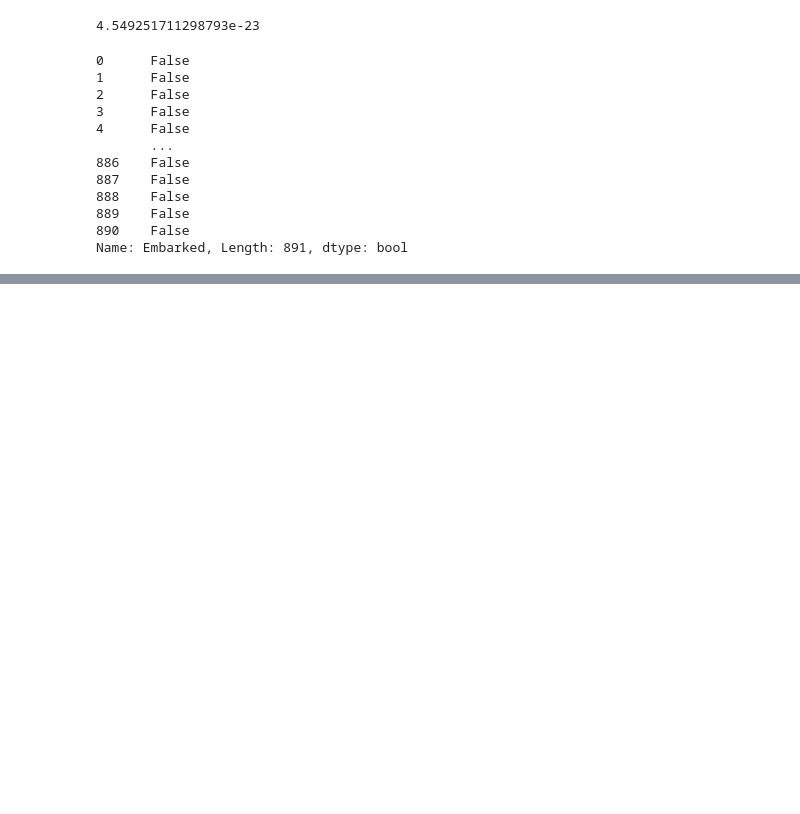
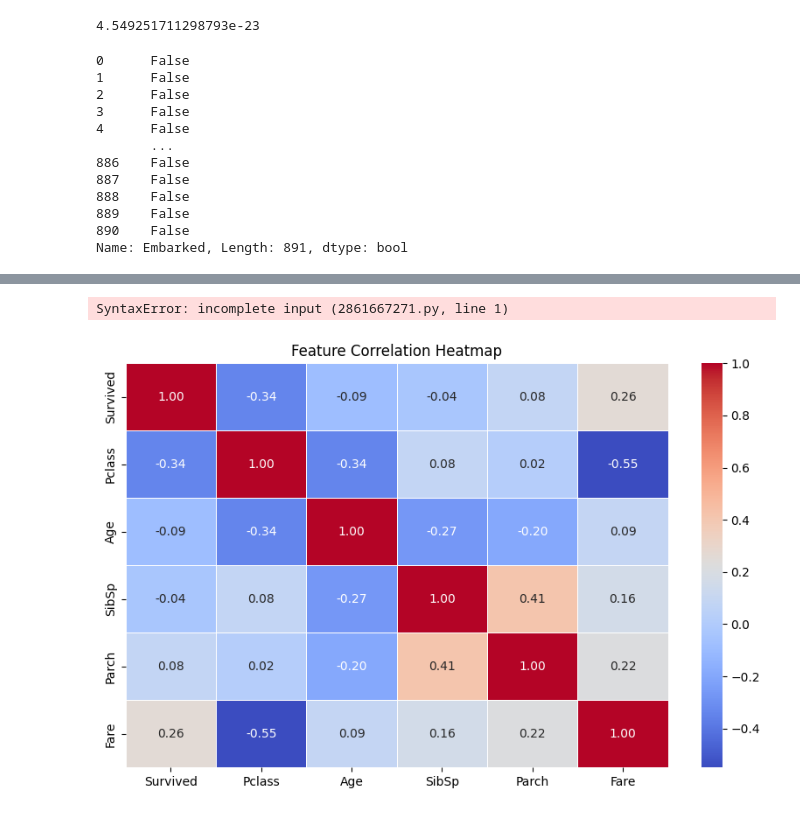
Before and after one commit to withJihyuk/ai, a Jupyter notebook: titanic.ipynb, the cells around one changed output, grey strips where cells are left out. Drawn from its saved outputs; the diff is of its cells as text; code cells hidden in the pictures; blank space fills up the shorter version.

```diff
--- a/titanic.ipynb
+++ b/titanic.ipynb
@@ -129,3 +129,6 @@ train["Embarked"].isnull()
 889    False
 890    False
 Name: Embarked, Length: 891, dtype: bool
+# %%
+train["title"] = train["Name"].str.extract(r",\s*([^.]+).")
+train["title"].value_counts()
@@ -131,0 +224,21 @@ Name: Embarked, Length: 891, dtype: bool
+# %%
+title_age_mean = train.groupby('title')['Age'].mean()
+train['Age']  = train.apply(lambda row: title_age_mean[row['title']] if pd.isnull(row['Age']) else row['Age'], axis=1)
+# %%
+temp = train[train["Age"].isnull()]["title"].value_counts()
+
+for title in temp.index:
+    value = train[train["title"] == title]["Age"].mean()
+    train[train["title"] == title][["Age"] == title]["Age"].fillna(value)
+# %% [output]
+SyntaxError: incomplete input (2861667271.py, line 1)
+# %%
+train_num = train[["Survived", "Pclass", "Age", "SibSp", "Parch", "Fare"]]
+correlation_matrix = train_num.corr()
+
+plt.figure(figsize=(10, 6))
+sns.heatmap(correlation_matrix, annot=True, cmap='coolwarm', fmt='.2f', linewidths=0.5)
+plt.title("Feature Correlation Heatmap")
+plt.show()
+# %% [output]
+[figure, added]
```
Also changed, not shown: parts of 7 cells of this notebook.
